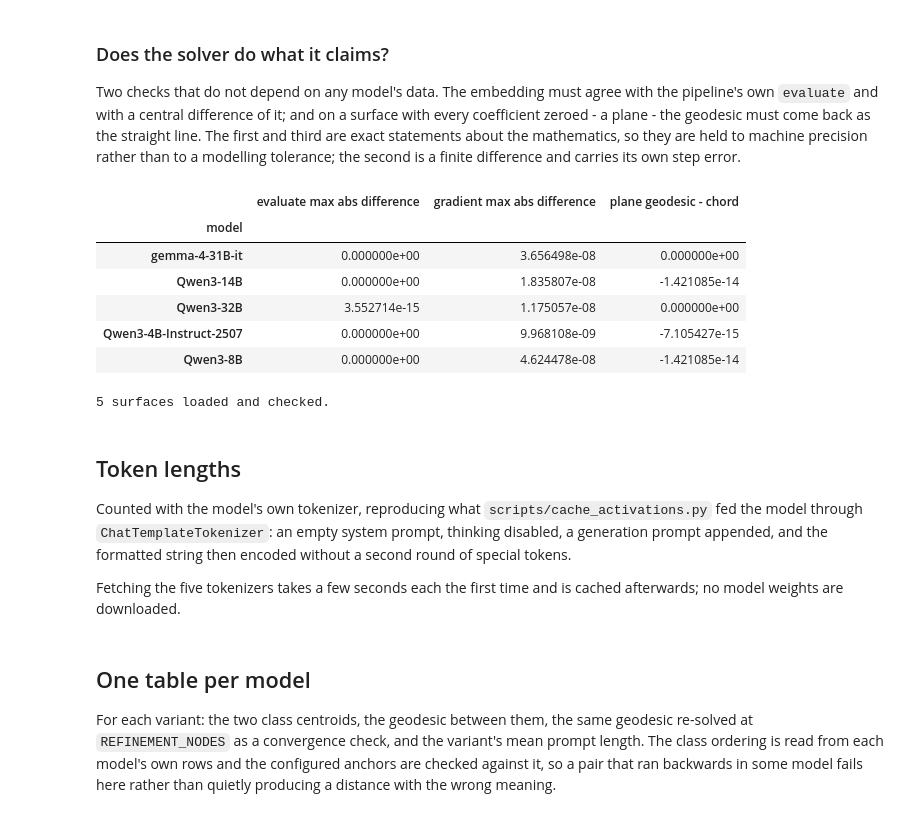
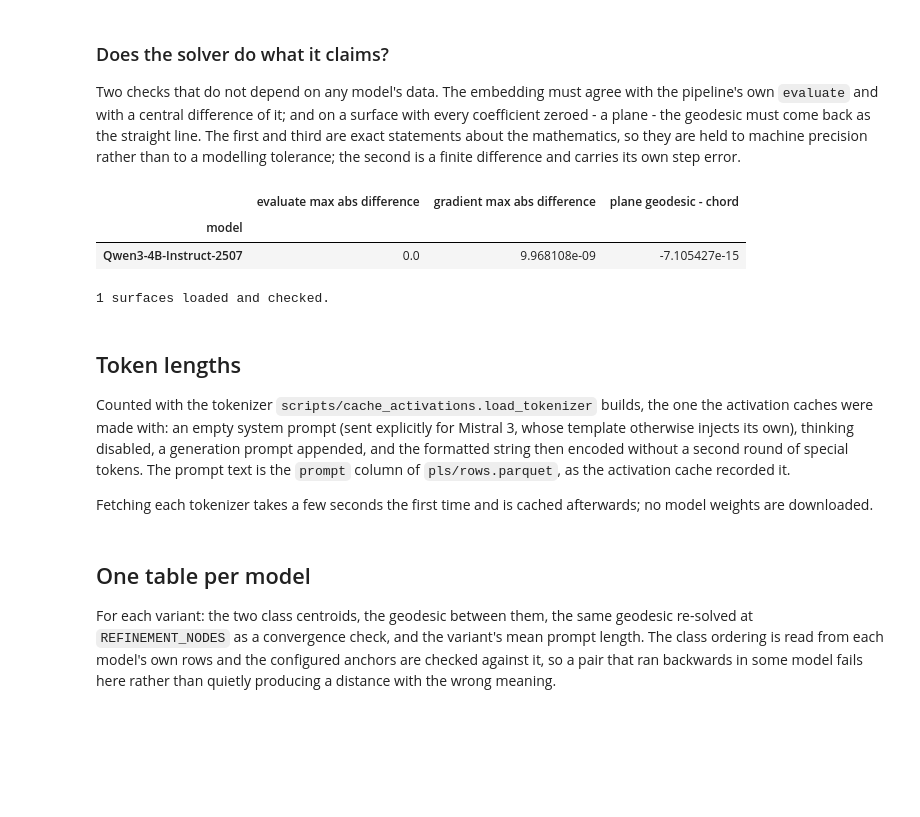
Before and after one commit to SD-interp/stakes_manifold, a Jupyter notebook: notebooks/anchor_geodesic_vs_prompt_length.ipynb, the cells around one changed output. Drawn from its saved outputs; the diff is of its cells as text; code cells hidden in the pictures; blank space fills up the shorter version.

```diff
--- a/notebooks/anchor_geodesic_vs_prompt_length.ipynb
+++ b/notebooks/anchor_geodesic_vs_prompt_length.ipynb
@@ -88,17 +88,19 @@ from scipy.stats import pearsonr, spearmanr
 from IPython.display import display
 
 ROOT = next(p for p in (Path.cwd(), *Path.cwd().parents)
-            if (p / 'scripts' / 'stakes_surface_pipeline.py').is_file())
+            if (p / 'scripts' / 'bcpc_surface.py').is_file())
 if str(ROOT) not in sys.path:
     sys.path.insert(0, str(ROOT))
 
-from scripts.stakes_surface_bundle import load_surface_bundle
+from scripts import bcpc_surface as bs
+from scripts.cache_activations import load_tokenizer
+from scripts.pipeline_config import discover_run_dirs, load_run_config
 
 ARTIFACT_ROOT = ROOT / 'artifacts' / 'content' / 'artifacts'
 
 LOW_STAKES_CLASS = 'very_low'          # anchors the near end of the geodesic
 HIGH_STAKES_CLASS = 'catastrophic'     # the far end; existential is the noisier class
-MODELS = None                          # None -> every model directory under ARTIFACT_ROOT
+MODELS = None                          # None -> every model directory with a pls/ surface
 
 GEODESIC_NODES = 65                    # path nodes, both fixed endpoints included
 REFINEMENT_NODES = 129                 # re-solved independently as a convergence check
@@ -113,14 +115,13 @@ TOKEN_SCOPE = 'all'                    # 'all' rows in the variant, or 'anchors'
 TOKEN_MATCH_BIN = 1                    # token-length bin width for the matched control; 1 is exact
 HF_CACHE_DIR = None                    # None -> the Hugging Face default location
 
-WRITE_TABLE = False                    # write per-model CSVs beside each surface model
+WRITE_TABLE = False                    # write per-model CSVs into each model's pls/ folder
 TABLE_NAME = 'anchor_geodesic_vs_token_length.csv'
 
-# Column and path names shared with scripts/stakes_surface_pipeline.py.
-VARIANT, STAKES, TEXT = 'file', 'stakes', 'text'
+# Column names of pls/rows.parquet, written by scripts/bcpc_surface.py.
+VARIANT, STAKES, TEXT = 'template', 'stakes', 'prompt'
 SURFACE_U, SURFACE_V = 'surface_u', 'surface_v'
-TARGET = 'arc_length_parallel'             # the pipeline's class-ordering statistic
-TRAINING_ROWS = Path('surface') / 'rows.parquet'
+TARGET = 'arc_length_parallel'             # the surface coordinate the classes are ordered on
 
 if TOKEN_TEXT not in ('chat', 'bare'):
     raise ValueError("TOKEN_TEXT must be 'chat' or 'bare'.")
@@ -230,52 +231,56 @@ def solver_checks(surface, samples=400, step=1e-6, seed=0):
         for offset in (np.array([step, 0.0]), np.array([0.0, step]))])
 
     flat = type(surface)(surface.center, surface.scale, np.zeros((4, 4)), surface.x_bounds,
                          surface.z_bounds, surface.origin, surface.config)
     corners = np.column_stack([surface.x_bounds, surface.z_bounds]) * 0.8
     plane_length, plane_chord, _ = geodesic(flat, corners[0], corners[1])
     return {
         'evaluate max abs difference': float(np.abs(points - surface.evaluate(spread)).max()),
         'gradient max abs difference': float(np.abs(gradient - numerical).max()),
         'plane geodesic - chord': float(plane_length - plane_chord),
     }
 
 
-directories = ([path for path in sorted(ARTIFACT_ROOT.iterdir())] if MODELS is None
+directories = (discover_run_dirs(ARTIFACT_ROOT) if MODELS is None
                else [ARTIFACT_ROOT / name for name in MODELS])
 bundles = {}
 for directory in directories:
-    if not (directory / TRAINING_ROWS).is_file():
+    config = load_run_config(directory, hf_cache_dir=HF_CACHE_DIR)
+    if not (bs.surface_dir(config) / 'rows.parquet').is_file():
+        if MODELS is not None:
+            raise ValueError(f'{directory.name} has no pls/ surface; run '
+                             'notebooks/3_pls_arc_length_surface.ipynb first.')
+        print(f'No pls/ surface, skipped: {directory.name}')
         continue
-    _, metadata, surface = load_surface_bundle(directory / 'surface')
-    bundles[directory.name] = dict(directory=directory, surface=surface, metadata=metadata)
+    # load_surface refuses a surface whose BCPC bundle has changed since it was fitted.
+    _, metadata, surface = bs.load_surface(config)
+    bundles[directory.name] = dict(directory=directory, config=config, surface=surface,
+                                   metadata=metadata)
 if not bundles:
-    raise ValueError(f'No model directories with {TRAINING_ROWS} under {ARTIFACT_ROOT}')
+    raise ValueError(f'No model under {ARTIFACT_ROOT} has a pls/ surface.')
 
 checks = pd.DataFrame({name: solver_checks(bundle['surface'])
                        for name, bundle in bundles.items()}).T
 checks.index.name = 'model'
 display(checks)
 assert checks['evaluate max abs difference'].max() < 1e-12, 'Embedding disagrees with the saved surface.'
 assert checks['gradient max abs difference'].max() < 1e-6, 'Analytic gradient is wrong.'
 assert checks['plane geodesic - chord'].abs().max() < 1e-9, 'A plane geodesic is not straight.'
 print(f'{len(bundles)} surfaces loaded and checked.')
 # %% [output]
 |  | evaluate max abs difference | gradient max abs difference | plane geodesic - chord |
 | model |  |  |  |
-| gemma-4-31B-it | 0.000000e+00 | 3.656498e-08 | 0.000000e+00 |
-| Qwen3-14B | 0.000000e+00 | 1.835807e-08 | -1.421085e-14 |
-| Qwen3-32B | 3.552714e-15 | 1.175057e-08 | 0.000000e+00 |
-| Qwen3-4B-Instruct-2507 | 0.000000e+00 | 9.968108e-09 | -7.105427e-15 |
-| Qwen3-8B | 0.000000e+00 | 4.624478e-08 | -1.421085e-14 |
+| Qwen3-4B-Instruct-2507 | 0.0 | 9.968108e-09 | -7.105427e-15 |
-5 surfaces loaded and checked.
+1 surfaces loaded and checked.
 # %% [markdown]
 ## Token lengths
 
-Counted with the model's own tokenizer, reproducing what `scripts/cache_activations.py` fed
-the model through `ChatTemplateTokenizer`: an empty system prompt, thinking disabled, a
-generation prompt appended, and the formatted string then encoded without a second round of
-special tokens.
+Counted with the tokenizer `scripts/cache_activations.load_tokenizer` builds, the one the
+activation caches were made with: an empty system prompt (sent explicitly for Mistral 3,
+whose template otherwise injects its own), thinking disabled, a generation prompt appended,
+and the formatted string then encoded without a second round of special tokens. The prompt
+text is the `prompt` column of `pls/rows.parquet`, as the activation cache recorded it.
 
-Fetching the five tokenizers takes a few seconds each the first time and is cached
-afterwards; no model weights are downloaded.
+Fetching each tokenizer takes a few seconds the first time and is cached afterwards; no
+model weights are downloaded.
 # %%
```
Also changed, not shown: parts of 16 cells of this notebook, 12 other files.
